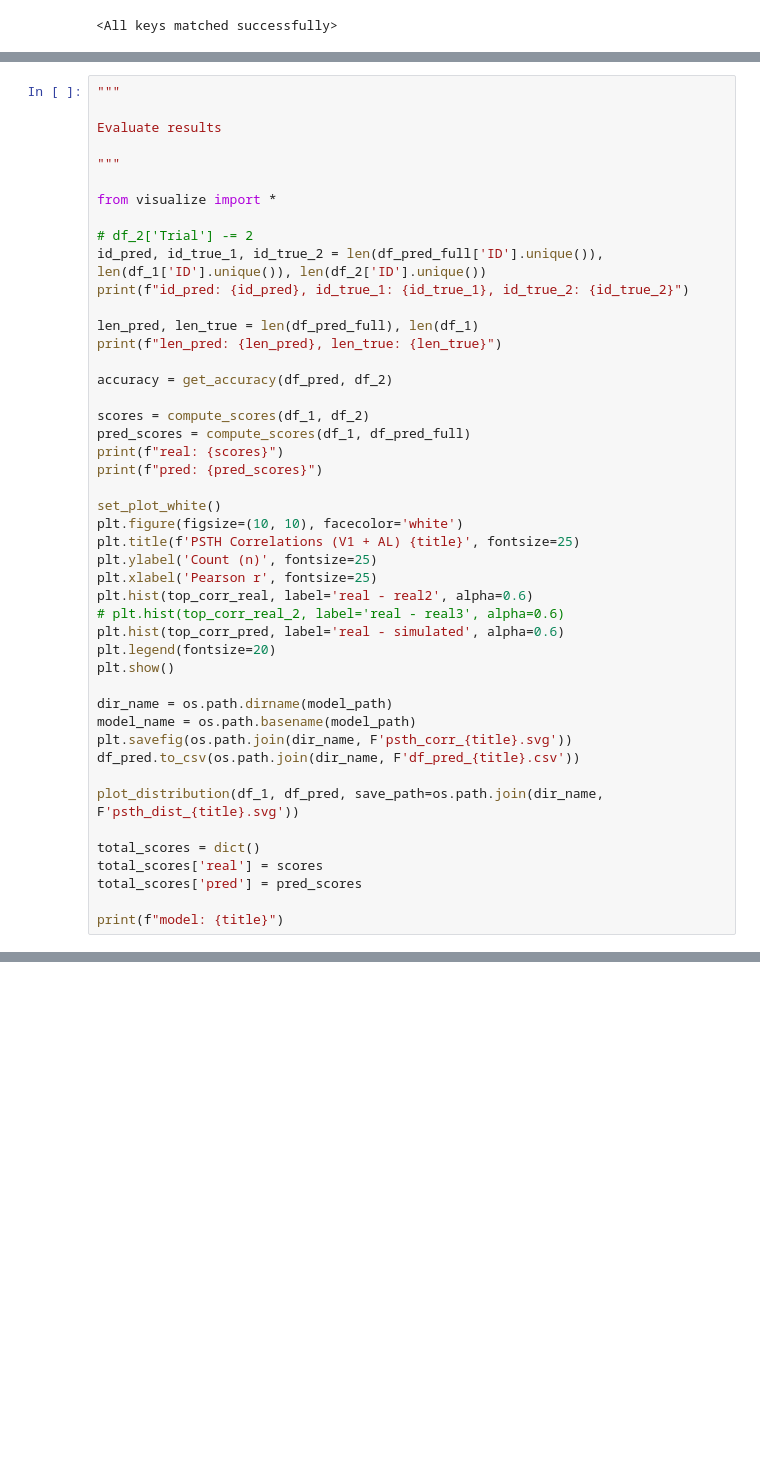
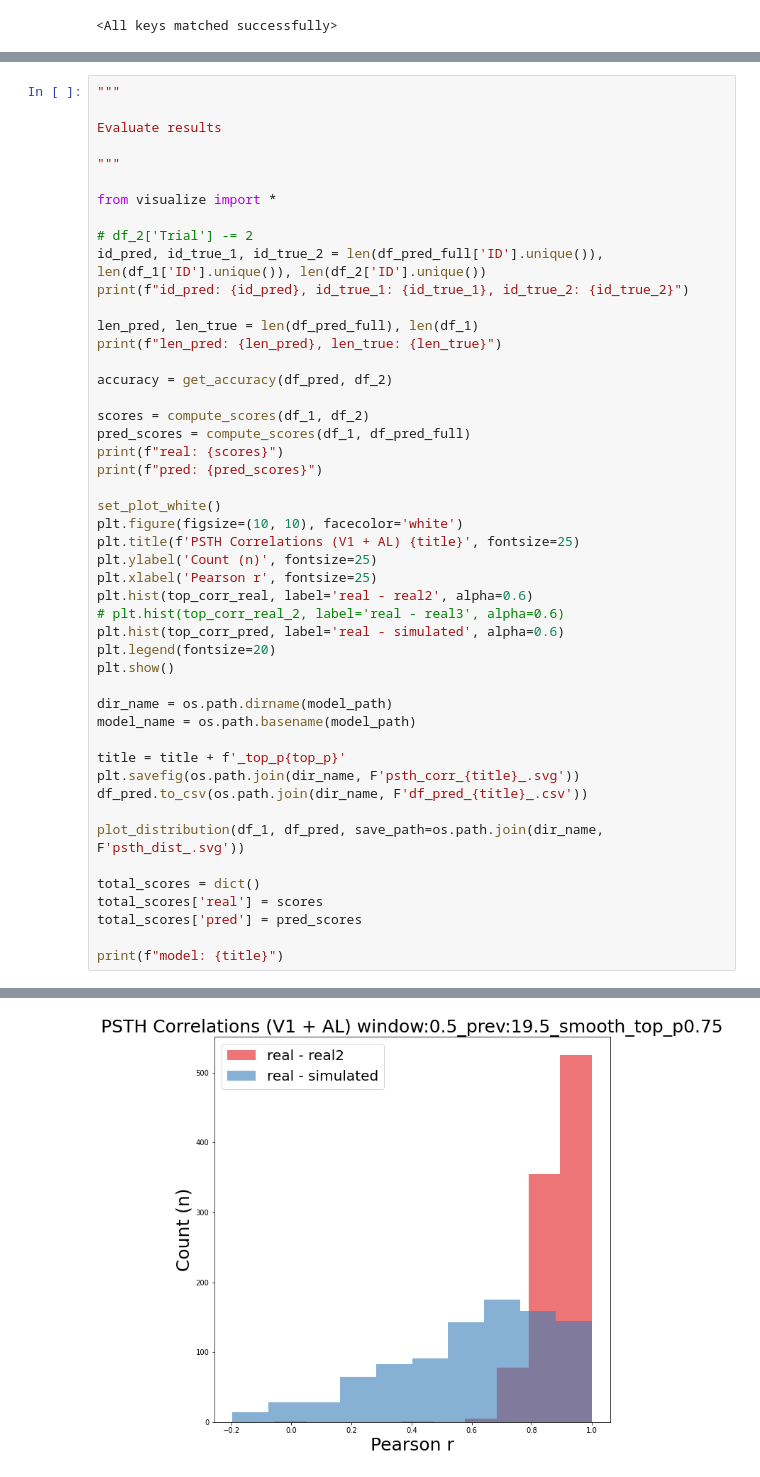
Before and after one commit to a-antoniades/neuroformer_, a Jupyter notebook: neuroformer_LargeRandNet_inference.ipynb, the cells around one changed output, grey strips where cells are left out. Saved outputs shown, nothing was run; the diff lists cells and outputs as text; blank space fills up the shorter version.

```diff
--- a/neuroformer_LargeRandNet_inference.ipynb
+++ b/neuroformer_LargeRandNet_inference.ipynb
@@ -384,13 +407,16 @@ plt.show()
 
 dir_name = os.path.dirname(model_path)
 model_name = os.path.basename(model_path)
-plt.savefig(os.path.join(dir_name, F'psth_corr_{title}.svg'))
-df_pred.to_csv(os.path.join(dir_name, F'df_pred_{title}.csv'))
 
-plot_distribution(df_1, df_pred, save_path=os.path.join(dir_name, F'psth_dist_{title}.svg'))
+title = title + f'_top_p{top_p}'
+plt.savefig(os.path.join(dir_name, F'psth_corr_{title}_.svg'))
+df_pred.to_csv(os.path.join(dir_name, F'df_pred_{title}_.csv'))
+
+plot_distribution(df_1, df_pred, save_path=os.path.join(dir_name, F'psth_dist_.svg'))
 
 total_scores = dict()
 total_scores['real'] = scores
 total_scores['pred'] = pred_scores
 
 print(f"model: {title}")
+# %% [output]
@@ -396,0 +427 @@ print(f"model: {title}")
+[figure, added]
```
Also changed, not shown: parts of 11 cells of this notebook, 1 other file.
